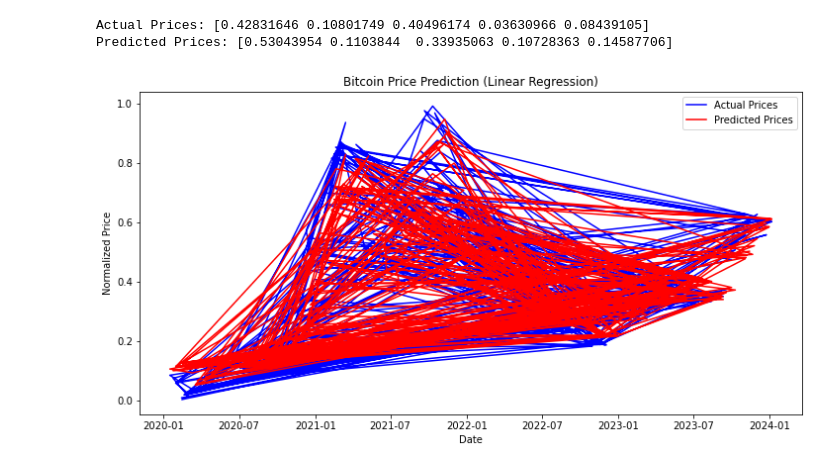
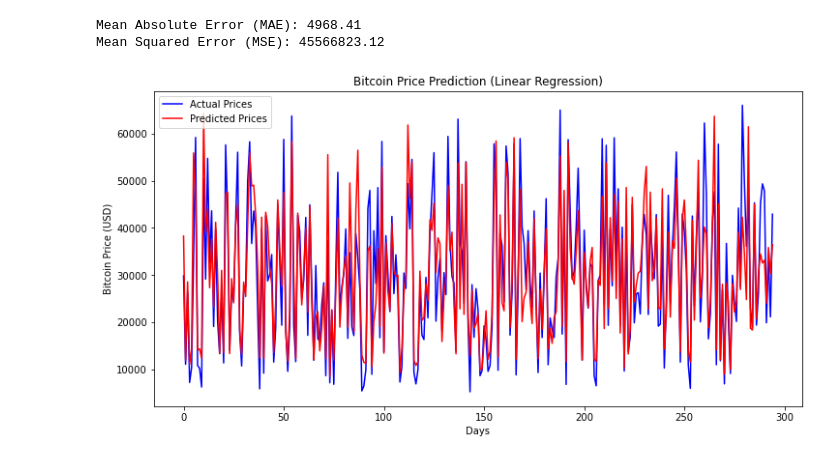
Before and after one commit to enakovac04/bitcoin-price-predictor, a Jupyter notebook: notebooks/bitcoin_price_linear.ipynb, the cells around one changed output. Cells and saved outputs as stored; diff of their text form; code cells hidden in the pictures.

Commit message:
Updated linear regression model: baseline model

```diff
--- a/notebooks/bitcoin_price_linear.ipynb
+++ b/notebooks/bitcoin_price_linear.ipynb
@@ -42,15 +16,0 @@ memory usage: 70.4 KB
-# %%
-# Normalize the data (important for ML models)
-from sklearn.preprocessing import MinMaxScaler
-
-scaler = MinMaxScaler(feature_range=(0, 1))
-df["Close_Scaled"] = scaler.fit_transform(df[["Close"]])
-# %%
-# Create a target column that shifts Close_Scaled by 30 days
-df["Prediction"] = df["Close_Scaled"].shift(-30)
-
-# Drop the last 30 rows since they have no target values
-df.dropna(inplace=True)
-
-# Display the modified dataset
-df.tail()
@@ -81,33 +33,40 @@ Testing data size: 295
 # %%
 from sklearn.linear_model import LinearRegression
 
-# Initialize the model
+# Initialize and train the model
 model = LinearRegression()
-
-# Train the model
 model.fit(X_train, y_train)
 
 # Make predictions
 predictions = model.predict(X_test)
 
-# Show a few predictions
+# Convert predictions back to original scale
+from sklearn.metrics import mean_absolute_error, mean_squared_error
 import numpy as np
-print("Actual Prices:", np.array(y_test[:5]))
-print("Predicted Prices:", predictions[:5])
+
+predictions_rescaled = np.interp(predictions, (0, 1), (df["Close"].min(), df["Close"].max()))
+y_test_rescaled = np.interp(y_test, (0, 1), (df["Close"].min(), df["Close"].max()))
+
+# Calculate error metrics
+mae = mean_absolute_error(y_test_rescaled, predictions_rescaled)
+mse = mean_squared_error(y_test_rescaled, predictions_rescaled)
+
+print(f"Mean Absolute Error (MAE): {mae:.2f}")
+print(f"Mean Squared Error (MSE): {mse:.2f}")
 # %% [output]
-Actual Prices: [0.42831646 0.10801749 0.40496174 0.03630966 0.08439105]
-Predicted Prices: [0.53043954 0.1103844  0.33935063 0.10728363 0.14587706]
+Mean Absolute Error (MAE): 4968.41
+Mean Squared Error (MSE): 45566823.12
 # %%
 import matplotlib.pyplot as plt
 
 # Plot actual vs predicted prices
 plt.figure(figsize=(12, 6))
-plt.plot(y_test.index, y_test, label="Actual Prices", color="blue")
-plt.plot(y_test.index, predictions, label="Predicted Prices", color="red")
+plt.plot(y_test_rescaled, label="Actual Prices", color="blue")
+plt.plot(predictions_rescaled, label="Predicted Prices", color="red")
 plt.legend()
-plt.xlabel("Date")
-plt.ylabel("Normalized Price")
+plt.xlabel("Days")
+plt.ylabel("Bitcoin Price (USD)")
 plt.title("Bitcoin Price Prediction (Linear Regression)")
 plt.show()
 # %% [output]
-[figure, old version]
+[figure, new version]
```
Also changed, not shown: parts of 3 cells of this notebook, 1 other file.
